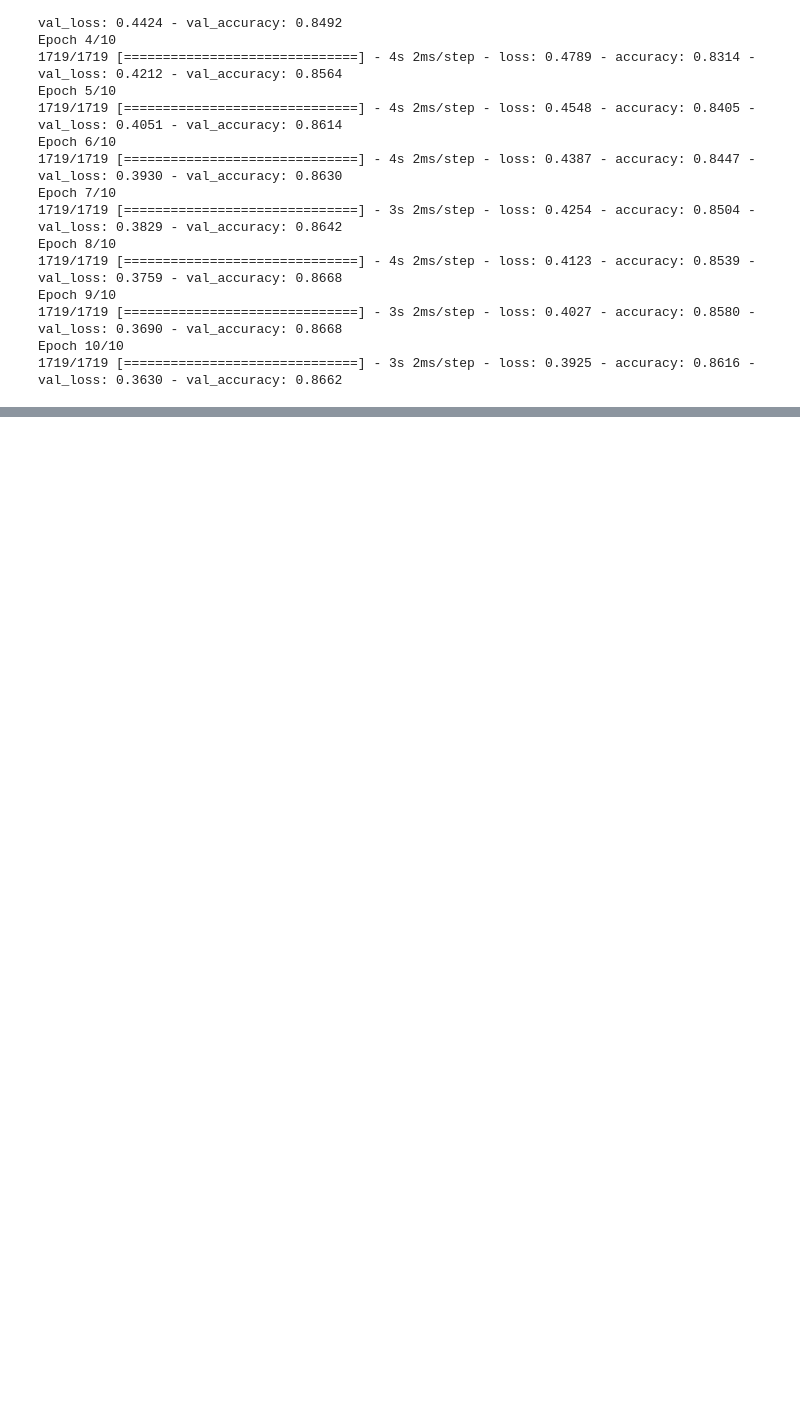
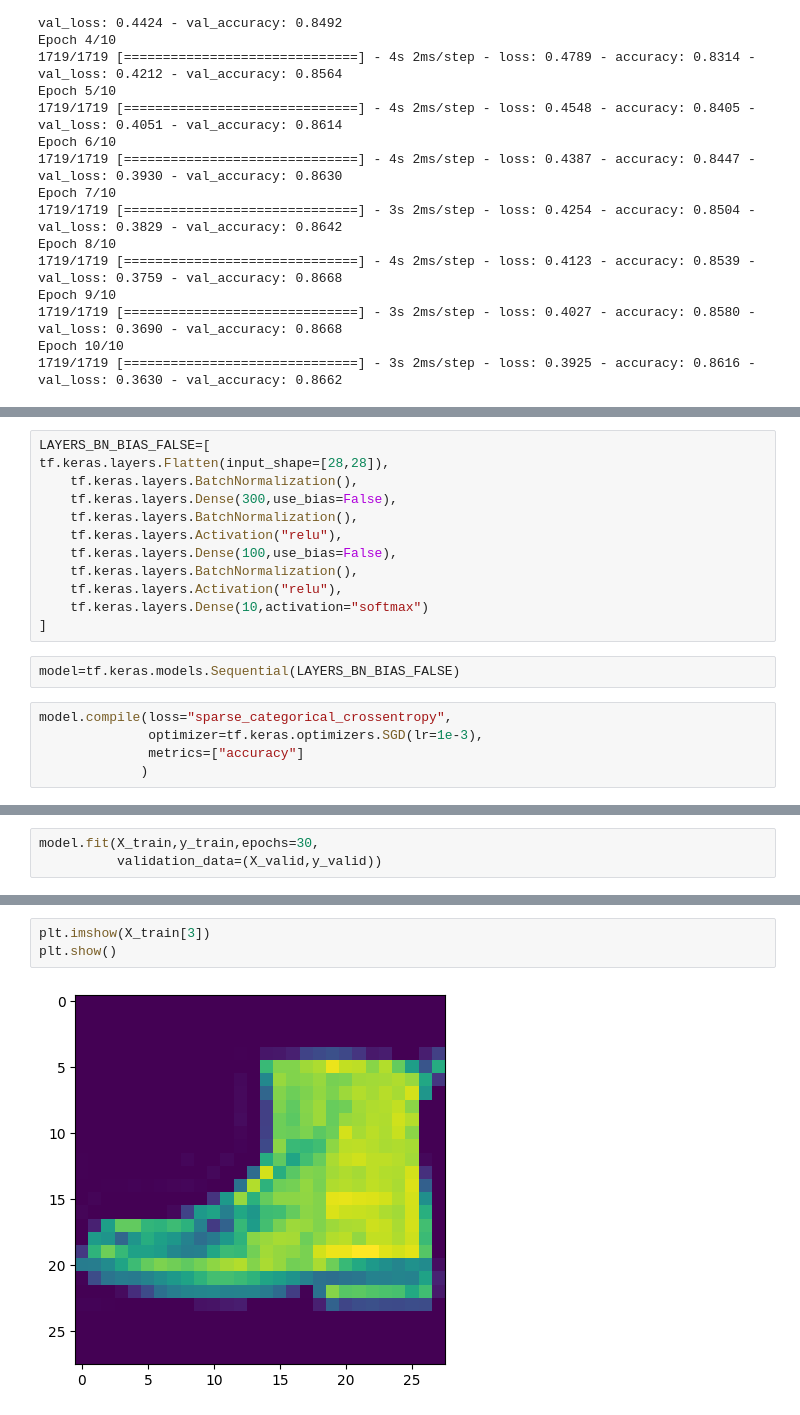
Before and after one commit to Avnish327030/DeepLearning, a Jupyter notebook: Batch Normalization Technique.ipynb, the cells around one changed output, grey strips where cells are left out. Saved outputs shown, nothing was run; the diff lists cells and outputs as text; blank space fills up the shorter version.

```diff
--- a/Batch Normalization Technique.ipynb
+++ b/Batch Normalization Technique.ipynb
@@ -271,0 +222,19 @@ To https://github.com/Avnish327030/DeepLearning.git
+# %%
+LAYERS_BN_BIAS_FALSE=[
+tf.keras.layers.Flatten(input_shape=[28,28]),
+    tf.keras.layers.BatchNormalization(),
+    tf.keras.layers.Dense(300,use_bias=False),
+    tf.keras.layers.BatchNormalization(),
+    tf.keras.layers.Activation("relu"),
+    tf.keras.layers.Dense(100,use_bias=False),
+    tf.keras.layers.BatchNormalization(),
+    tf.keras.layers.Activation("relu"),
+    tf.keras.layers.Dense(10,activation="softmax")
+]
+# %%
+model=tf.keras.models.Sequential(LAYERS_BN_BIAS_FALSE)
+# %%
+model.compile(loss="sparse_categorical_crossentropy",
+              optimizer=tf.keras.optimizers.SGD(lr=1e-3),
+              metrics=["accuracy"]
+             )
@@ -271,0 +261,3 @@ To https://github.com/Avnish327030/DeepLearning.git
+# %%
+model.fit(X_train,y_train,epochs=30,
+          validation_data=(X_valid,y_valid))
@@ -271,0 +283,5 @@ To https://github.com/Avnish327030/DeepLearning.git
+# %%
+plt.imshow(X_train[3])
+plt.show()
+# %% [output]
+[figure, added]
```
Also changed, not shown: parts of 9 cells of this notebook, 1 other file.
